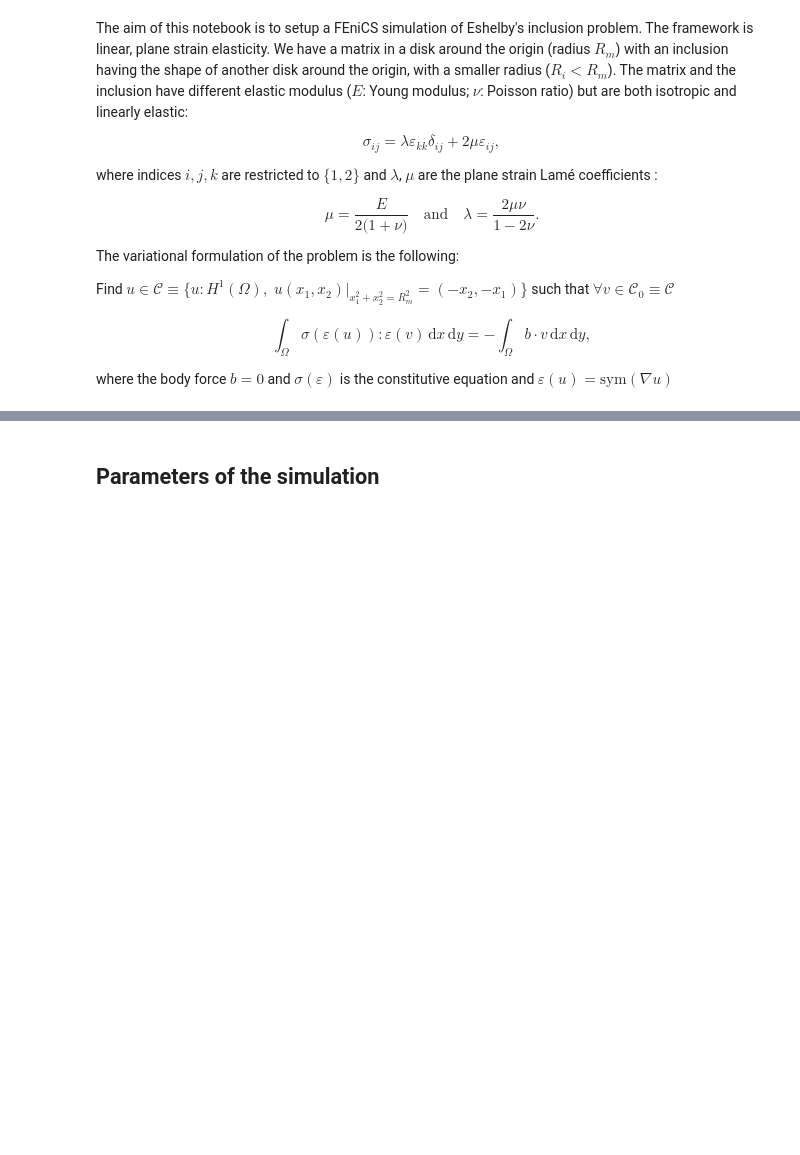
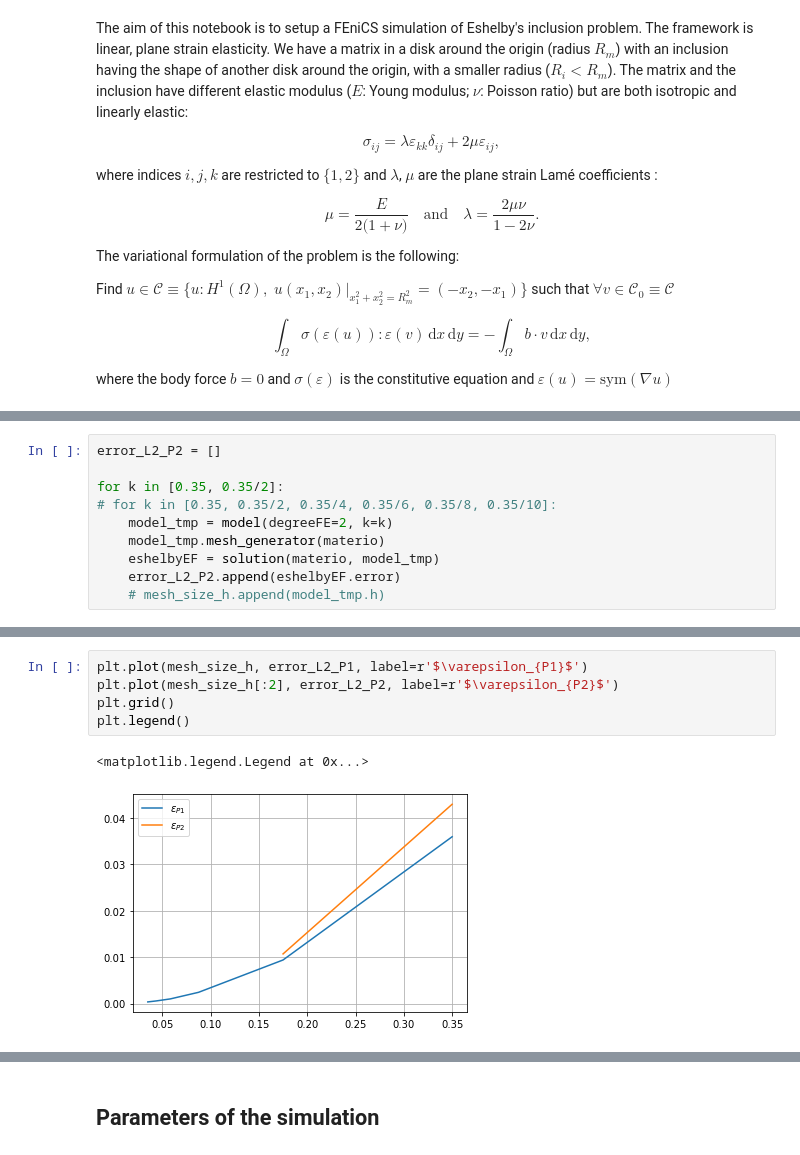
Before and after one commit to a-latyshev/Fenics_AMMS_2021, a Jupyter notebook: TP1/03-Eshelby_inhomogeneity.ipynb, the cells around one changed output, grey strips where cells are left out. Cells and saved outputs as stored; diff of their text form; blank space fills up the shorter version.

```diff
--- a/TP1/03-Eshelby_inhomogeneity.ipynb
+++ b/TP1/03-Eshelby_inhomogeneity.ipynb
@@ -66,0 +113,10 @@ erreur L2 :  0.012264419133829087
+# %%
+error_L2_P2 = []
+
+for k in [0.35, 0.35/2]:
+# for k in [0.35, 0.35/2, 0.35/4, 0.35/6, 0.35/8, 0.35/10]:
+    model_tmp = model(degreeFE=2, k=k)
+    model_tmp.mesh_generator(materio)
+    eshelbyEF = solution(materio, model_tmp)
+    error_L2_P2.append(eshelbyEF.error)
+    # mesh_size_h.append(model_tmp.h)
@@ -66,0 +143,8 @@ erreur L2 :  0.012264419133829087
+# %%
+plt.plot(mesh_size_h, error_L2_P1, label=r'$\varepsilon_{P1}$')
+plt.plot(mesh_size_h[:2], error_L2_P2, label=r'$\varepsilon_{P2}$')
+plt.grid()
+plt.legend()
+# %% [output]
+<matplotlib.legend.Legend at 0x...>
+[figure, added]
```
Also changed, not shown: parts of 16 cells of this notebook, 3 other files.
